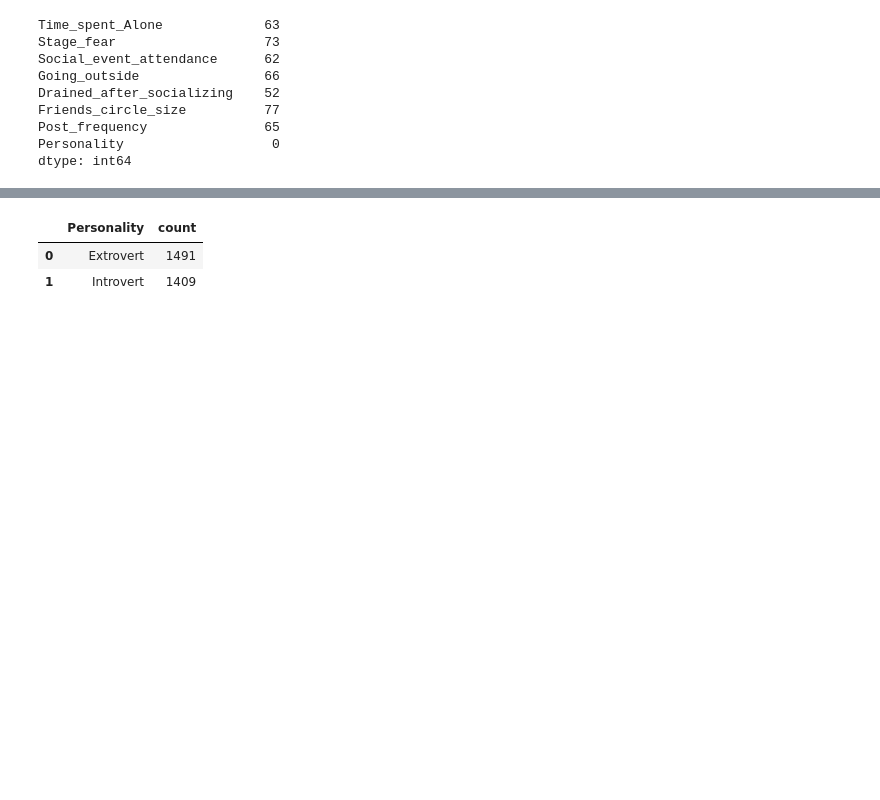
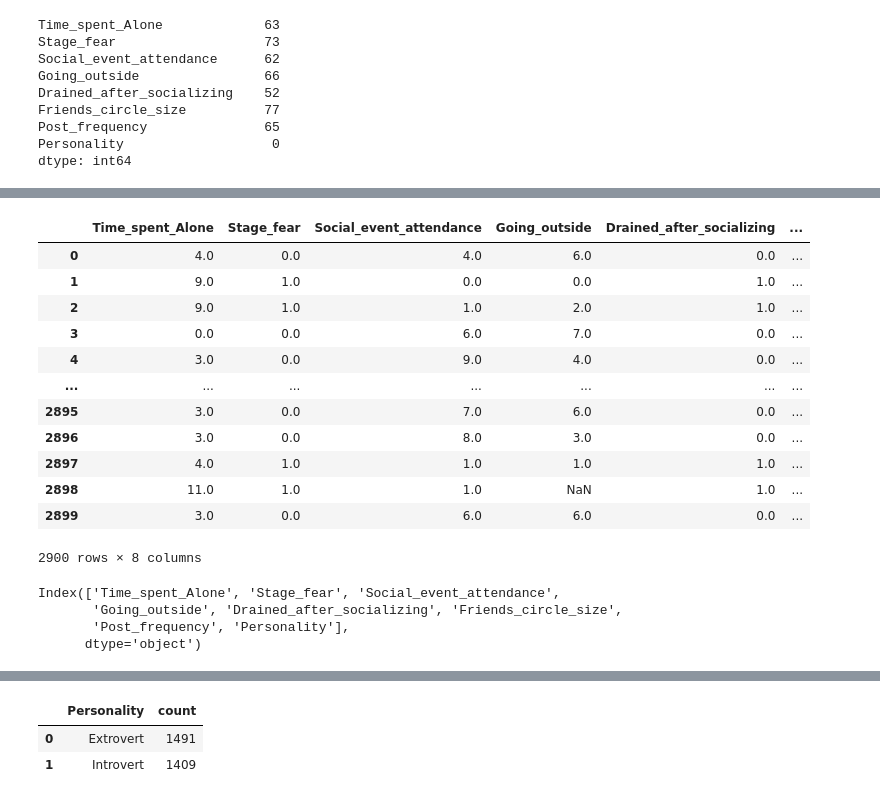
Before and after one commit to cakethehuman/classification-website-for-personality, a Jupyter notebook: prediksi.ipynb, the cells around one changed output, grey strips where cells are left out. Cells and saved outputs as stored; diff of their text form; code cells hidden in the pictures; blank space fills up the shorter version.

```diff
--- a/prediksi.ipynb
+++ b/prediksi.ipynb
@@ -33,0 +51,23 @@ dtype: int64
+# %%
+df
+# %% [output]
+|  | Time_spent_Alone | Stage_fear | Social_event_attendance | Going_outside | Drained_after_socializing | ... |
+| 0 | 4.0 | 0.0 | 4.0 | 6.0 | 0.0 | ... |
+| 1 | 9.0 | 1.0 | 0.0 | 0.0 | 1.0 | ... |
+| 2 | 9.0 | 1.0 | 1.0 | 2.0 | 1.0 | ... |
+| 3 | 0.0 | 0.0 | 6.0 | 7.0 | 0.0 | ... |
+| 4 | 3.0 | 0.0 | 9.0 | 4.0 | 0.0 | ... |
+| ... | ... | ... | ... | ... | ... | ... |
+| 2895 | 3.0 | 0.0 | 7.0 | 6.0 | 0.0 | ... |
+| 2896 | 3.0 | 0.0 | 8.0 | 3.0 | 0.0 | ... |
+| 2897 | 4.0 | 1.0 | 1.0 | 1.0 | 1.0 | ... |
+| 2898 | 11.0 | 1.0 | 1.0 | NaN | 1.0 | ... |
+| 2899 | 3.0 | 0.0 | 6.0 | 6.0 | 0.0 | ... |
+2900 rows × 8 columns
+# %%
+df.columns
+# %% [output]
+Index(['Time_spent_Alone', 'Stage_fear', 'Social_event_attendance',
+       'Going_outside', 'Drained_after_socializing', 'Friends_circle_size',
+       'Post_frequency', 'Personality'],
+      dtype='object')
```
Also changed, not shown: parts of 28 cells of this notebook, 1 other file.
